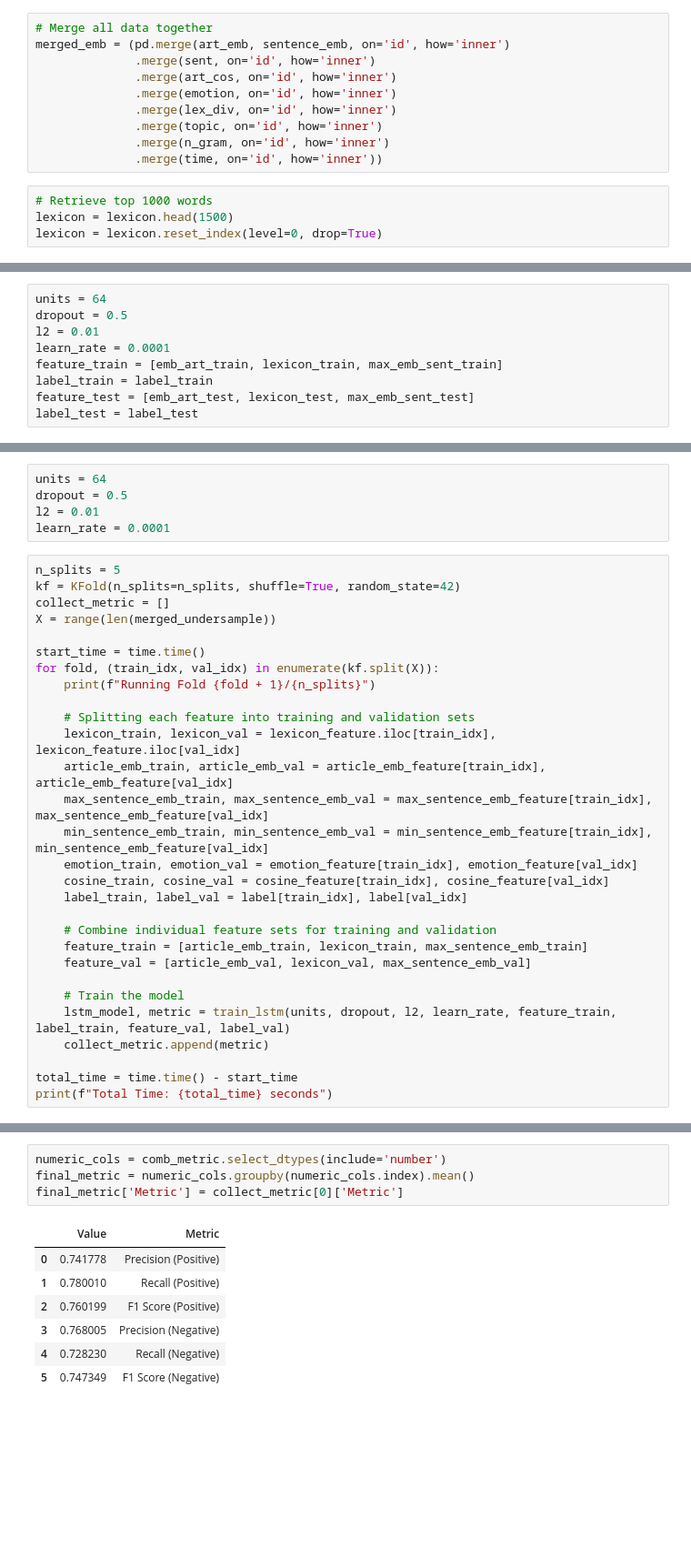
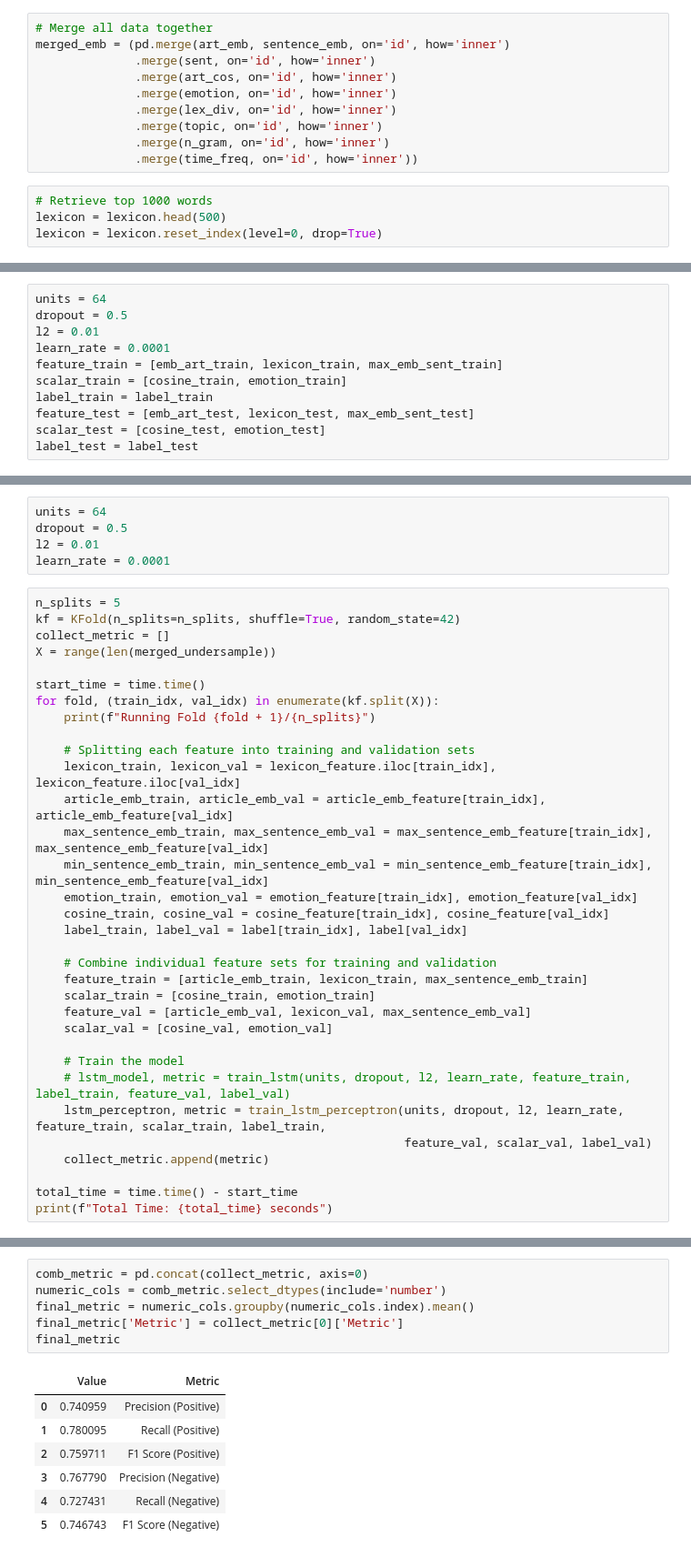
Before and after one commit to jfan1256/lonely-detection, a Jupyter notebook: model/train_dl.ipynb, the cells around one changed output, grey strips where cells are left out. Shown at 91% size. Cells and saved outputs as stored; diff of their text form; blank space fills up the shorter version.

Commit message:
added lstm_perceptron

```diff
--- a/model/train_dl.ipynb
+++ b/model/train_dl.ipynb
@@ -69,10 +72,10 @@ merged_emb = (pd.merge(art_emb, sentence_emb, on='id', how='inner')
               .merge(lex_div, on='id', how='inner')
               .merge(topic, on='id', how='inner')
               .merge(n_gram, on='id', how='inner')
-              .merge(time, on='id', how='inner'))
+              .merge(time_freq, on='id', how='inner'))
 # %%
 # Retrieve top 1000 words
-lexicon = lexicon.head(1500)
+lexicon = lexicon.head(500)
 lexicon = lexicon.reset_index(level=0, drop=True)
 # %% [markdown]
 ### Undersample
@@ -287,8 +341,10 @@ dropout = 0.5
 l2 = 0.01
 learn_rate = 0.0001
 feature_train = [emb_art_train, lexicon_train, max_emb_sent_train]
+scalar_train = [cosine_train, emotion_train]
 label_train = label_train
 feature_test = [emb_art_test, lexicon_test, max_emb_sent_test]
+scalar_test = [cosine_test, emotion_test]
 label_test = label_test
 # %%
 lstm_model = train_lstm(units, dropout, l2, learn_rate, feature_train, label_train, feature_test, label_test)
@@ -322,10 +399,14 @@ for fold, (train_idx, val_idx) in enumerate(kf.split(X)):
 
     # Combine individual feature sets for training and validation
     feature_train = [article_emb_train, lexicon_train, max_sentence_emb_train]
+    scalar_train = [cosine_train, emotion_train]
     feature_val = [article_emb_val, lexicon_val, max_sentence_emb_val]
+    scalar_val = [cosine_val, emotion_val]
 
     # Train the model
-    lstm_model, metric = train_lstm(units, dropout, l2, learn_rate, feature_train, label_train, feature_val, label_val)
+    # lstm_model, metric = train_lstm(units, dropout, l2, learn_rate, feature_train, label_train, feature_val, label_val)
+    lstm_perceptron, metric = train_lstm_perceptron(units, dropout, l2, learn_rate, feature_train, scalar_train, label_train,
+                                                    feature_val, scalar_val, label_val)
     collect_metric.append(metric)
 
 total_time = time.time() - start_time
@@ -351,12 +432,14 @@ Epoch 5/1000
 # %%
+comb_metric = pd.concat(collect_metric, axis=0)
 numeric_cols = comb_metric.select_dtypes(include='number')
 final_metric = numeric_cols.groupby(numeric_cols.index).mean()
 final_metric['Metric'] = collect_metric[0]['Metric']
+final_metric
 # %% [output]
 |  | Value | Metric |
-| 0 | 0.741778 | Precision (Positive) |
-| 1 | 0.780010 | Recall (Positive) |
-| 2 | 0.760199 | F1 Score (Positive) |
-| 3 | 0.768005 | Precision (Negative) |
-| 4 | 0.728230 | Recall (Negative) |
-| 5 | 0.747349 | F1 Score (Negative) |
+| 0 | 0.740959 | Precision (Positive) |
+| 1 | 0.780095 | Recall (Positive) |
+| 2 | 0.759711 | F1 Score (Positive) |
+| 3 | 0.767790 | Precision (Negative) |
+| 4 | 0.727431 | Recall (Negative) |
+| 5 | 0.746743 | F1 Score (Negative) |
```
Also changed, not shown: parts of 5 cells of this notebook.
